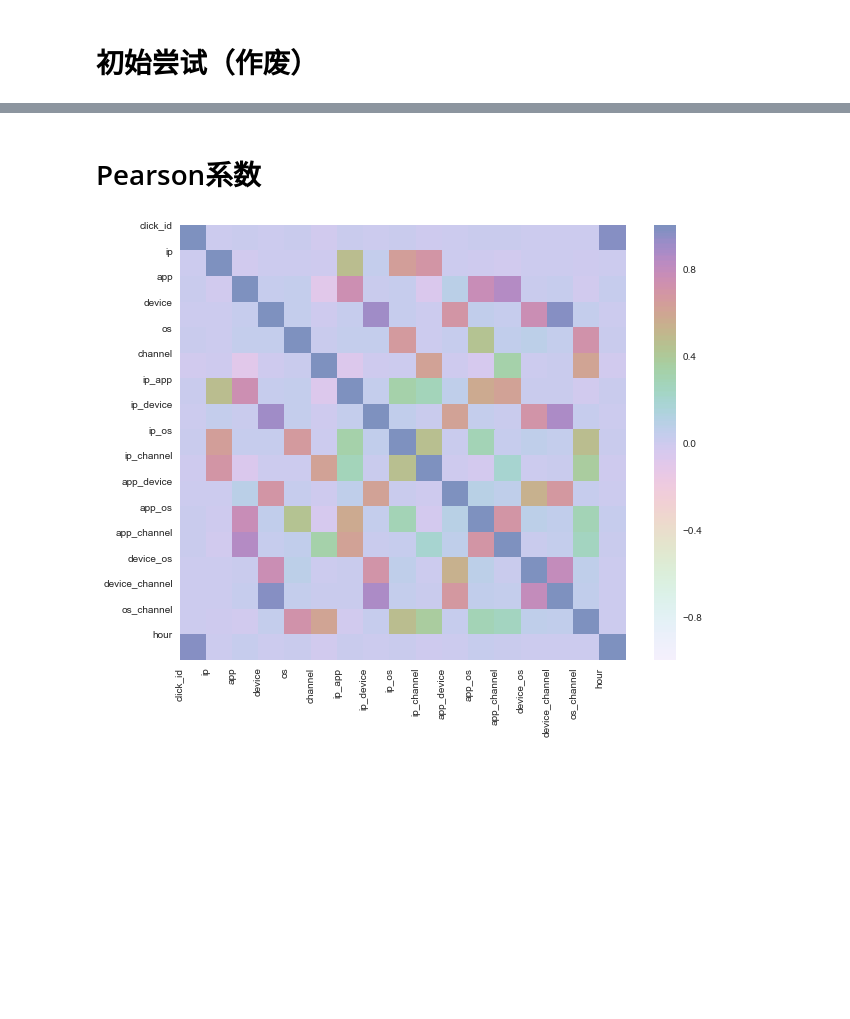
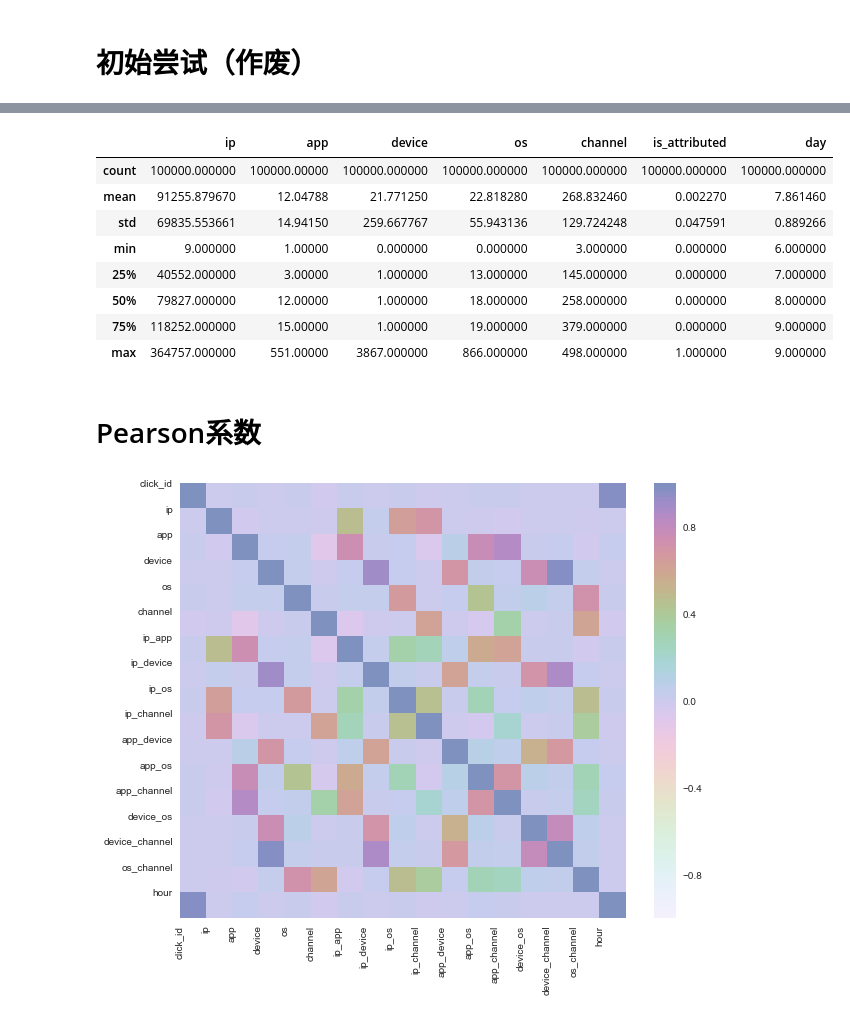
Before and after one commit to RMSnow/AdTracking, a Jupyter notebook: correlation.ipynb, the cells around one changed output, grey strips where cells are left out. Drawn from its saved outputs; the diff is of its cells as text; code cells hidden in the pictures; blank space fills up the shorter version.

```diff
--- a/correlation.ipynb
+++ b/correlation.ipynb
@@ -53,3 +102,18 @@ sample_df
+# %%
+train_sample_df['click_time'] = pd.to_datetime(train_sample_df['click_time'])
+# %%
+train_sample_df['day'] = pd.to_datetime(train_sample_df.click_time).dt.month.astype('uint8')
+train_sample_df.describe()
+# %% [output]
+|  | ip | app | device | os | channel | is_attributed | day |
+| count | 100000.000000 | 100000.00000 | 100000.000000 | 100000.000000 | 100000.000000 | 100000.000000 | 100000.000000 |
+| mean | 91255.879670 | 12.04788 | 21.771250 | 22.818280 | 268.832460 | 0.002270 | 7.861460 |
+| std | 69835.553661 | 14.94150 | 259.667767 | 55.943136 | 129.724248 | 0.047591 | 0.889266 |
+| min | 9.000000 | 1.00000 | 0.000000 | 0.000000 | 3.000000 | 0.000000 | 6.000000 |
+| 25% | 40552.000000 | 3.00000 | 1.000000 | 13.000000 | 145.000000 | 0.000000 | 7.000000 |
+| 50% | 79827.000000 | 12.00000 | 1.000000 | 18.000000 | 258.000000 | 0.000000 | 8.000000 |
+| 75% | 118252.000000 | 15.00000 | 1.000000 | 19.000000 | 379.000000 | 0.000000 | 9.000000 |
+| max | 364757.000000 | 551.00000 | 3867.000000 | 866.000000 | 498.000000 | 1.000000 | 9.000000 |
 # %% [markdown]
 # Pearson系数
 # %%
```
Also changed, not shown: parts of 15 cells of this notebook, 1 other file.
